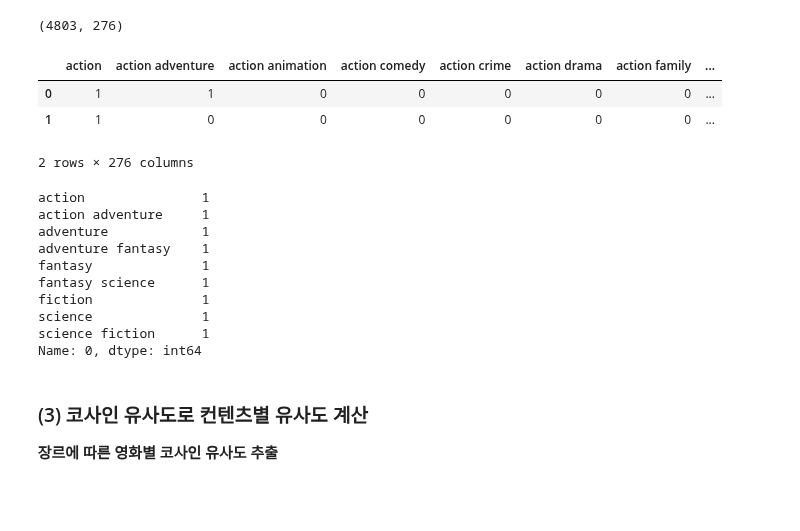
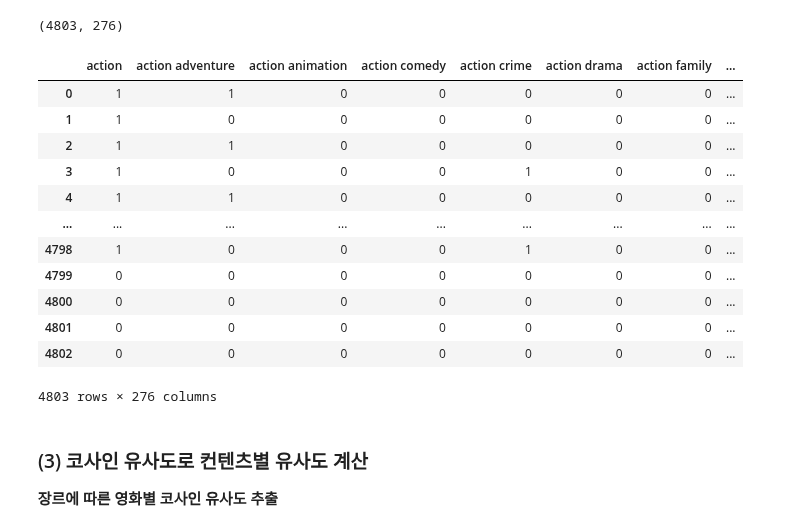
Before and after one commit to junhokim42/Python_study, a Jupyter notebook: Bigdata_training/Bigdata_analysis/day7/추천시스템/1. 컨텐츠 기반 필터링 추천 시스템.ipynb, the cells around one changed output. Drawn from its saved outputs; the diff is of its cells as text; code cells hidden in the pictures; blank space fills up the shorter version.

```diff
--- a/Bigdata_training/Bigdata_analysis/day7/추천시스템/1. 컨텐츠 기반 필터링 추천 시스템.ipynb
+++ b/Bigdata_training/Bigdata_analysis/day7/추천시스템/1. 컨텐츠 기반 필터링 추천 시스템.ipynb
@@ -254,5 +254,6 @@ Science Fiction
 # %% [markdown]
 - 따로 분리되어 있는 영화의 장르들을 하나의 list로 합치기
 # %%
-#movies_df['genres']에 있는 값 한개씩 추출해서 appply()내에 있는 함수에 적용시킴
-movies_df['genres']=movies_df['genres'].apply(lambda x :[y['name'] for y in x])
+# movie_df['genres']에 있는 값 한개씩 추출해서 apply() 내에 있는 함수에 적용시킴
+
+movies_df['genres'].apply(lambda x:[y['name'] for y in x])
@@ -282,4 +312,4 @@ len(set(lis))
 # %%
 # 각 레코드의 장르 데이터를 문자열로 변환
 # (' ').join(movies_df['genres'][0])
-movies_df['genres_literal']=movies_df['genres'].apply(lambda x : (' ').join(x))
+movies_df['genres_literal'] = movies_df['genres'].apply(lambda x : (' '.join(x)))
@@ -359,34 +394,32 @@ count_vect.vocabulary_ # 각 feature의 인덱스 번호
  'documentary history': 87,
  'foreign thriller': 157}
 # %%
-# 장르 리터럴 컬럼을 피처 벡터화
-genre_mat = count_vect.transform(movies_df['genres_literal'])
-print(genre_mat.shape)
+# 장르 리터럴 컬럼을 피처 베터화
+count_vect.transform(movies_df['genres_literal'])
+# print(genre_mat.shape)
 # %% [output]
 (4803, 276)
 # %%
-cols = count_vect.get_feature_names()
+cols =count_vect.get_feature_names()
 data = genre_mat.toarray()
-df = pd.DataFrame(data,columns=cols)
+pd.DataFrame(data,columns=cols)
 df.head(2)
 # %% [output]
 |  | action | action adventure | action animation | action comedy | action crime | action drama | action family | ... |
 | 0 | 1 | 1 | 0 | 0 | 0 | 0 | 0 | ... |
 | 1 | 1 | 0 | 0 | 0 | 0 | 0 | 0 | ... |
+| 2 | 1 | 1 | 0 | 0 | 0 | 0 | 0 | ... |
+| 3 | 1 | 0 | 0 | 0 | 1 | 0 | 0 | ... |
+| 4 | 1 | 1 | 0 | 0 | 0 | 0 | 0 | ... |
+| ... | ... | ... | ... | ... | ... | ... | ... | ... |
+| 4798 | 1 | 0 | 0 | 0 | 1 | 0 | 0 | ... |
+| 4799 | 0 | 0 | 0 | 0 | 0 | 0 | 0 | ... |
+| 4800 | 0 | 0 | 0 | 0 | 0 | 0 | 0 | ... |
+| 4801 | 0 | 0 | 0 | 0 | 0 | 0 | 0 | ... |
+| 4802 | 0 | 0 | 0 | 0 | 0 | 0 | 0 | ... |
-2 rows × 276 columns
+4803 rows × 276 columns
 # %%
-df.iloc[0][df.iloc[0]==1]
+df.iloc[0][df.iloc[0] == 1]
-# %% [output]
-action               1
-action adventure     1
-adventure            1
-adventure fantasy    1
-fantasy              1
-fantasy science      1
-fiction              1
-science              1
-science fiction      1
-Name: 0, dtype: int64
 # %% [markdown]
 ### (3) 코사인 유사도로 컨텐츠별 유사도 계산
 **장르에 따른 영화별 코사인 유사도 추출**
```
Also changed, not shown: parts of 30 cells of this notebook, 5 other files.
